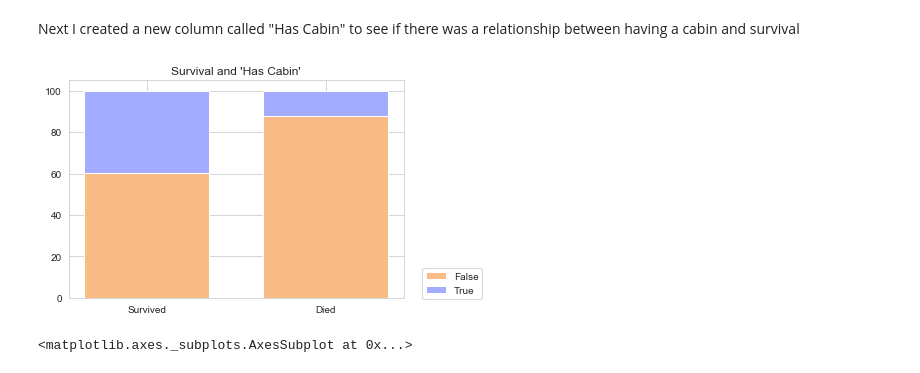
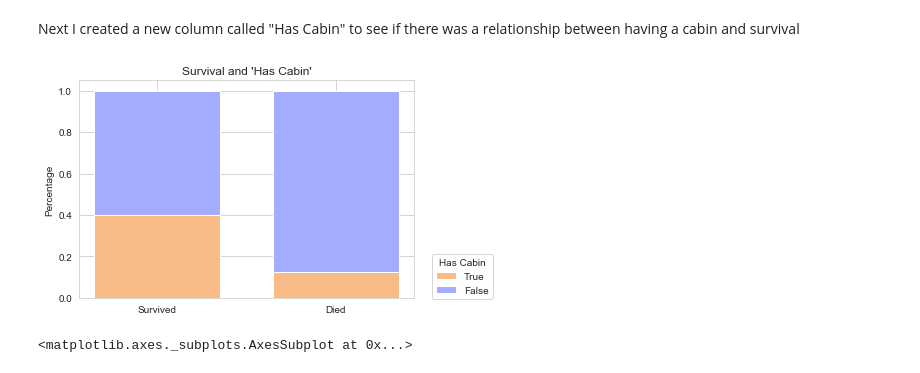
Before and after one commit to agrai1/Predicting-Survivors, a Jupyter notebook: Kaggle challenge - titanic - 9-6-18.ipynb, the cells around one changed output. Drawn from its saved outputs; the diff is of its cells as text; code cells hidden in the pictures.

```diff
--- a/Kaggle challenge - titanic - 9-6-18.ipynb
+++ b/Kaggle challenge - titanic - 9-6-18.ipynb
@@ -140,8 +142,8 @@ def two_stacked_bars_plot(column, descriptor1, descriptor2, title, data):
     new_data_df = pd.DataFrame(new_data)
 
     totals = [i+j for i,j in zip(new_data_df['blueBars'], new_data_df['orangeBars'])]
-    blueBars = [i/j * 100 for i,j in zip(new_data_df['blueBars'], totals)]
-    orangeBars = [i/j * 100 for i,j in zip(new_data_df['orangeBars'], totals)]
+    blueBars = [i/j for i,j in zip(new_data_df['blueBars'], totals)]
+    orangeBars = [i/j for i,j in zip(new_data_df['orangeBars'], totals)]
 
     barWidth = 0.7
     names = ('Survived','Died')
@@ -150,7 +152,8 @@ def two_stacked_bars_plot(column, descriptor1, descriptor2, title, data):
 
     plt.title(title)
     plt.xticks(r, names)
-    plt.legend(loc='lower right', bbox_to_anchor=(1.25,-0.03))
+    plt.ylabel('Percentage')
+    plt.legend(loc='lower right', bbox_to_anchor=(1.25,-0.03), title=column)
 
     plt.show()
 # %% [markdown]
@@ -291,9 +295,9 @@ Next I created a new column called "Has Cabin" to see if there was a relationshi
 # %%
 df['Has Cabin'] = df['Cabin'].isnull() == False
 # %%
-two_stacked_bars_plot('Has Cabin', True, False, "Survival and 'Has Cabin'", data=df)
+two_stacked_bars_plot('Has Cabin', False, True, "Survival and 'Has Cabin'", data=df)
 # %% [output]
-[figure, old version]
+[figure, new version]
 # %%
 sns.countplot(x='Pclass',hue='Has Cabin',data=df)
 # %% [output]
```
Also changed, not shown: parts of 40 cells of this notebook.
